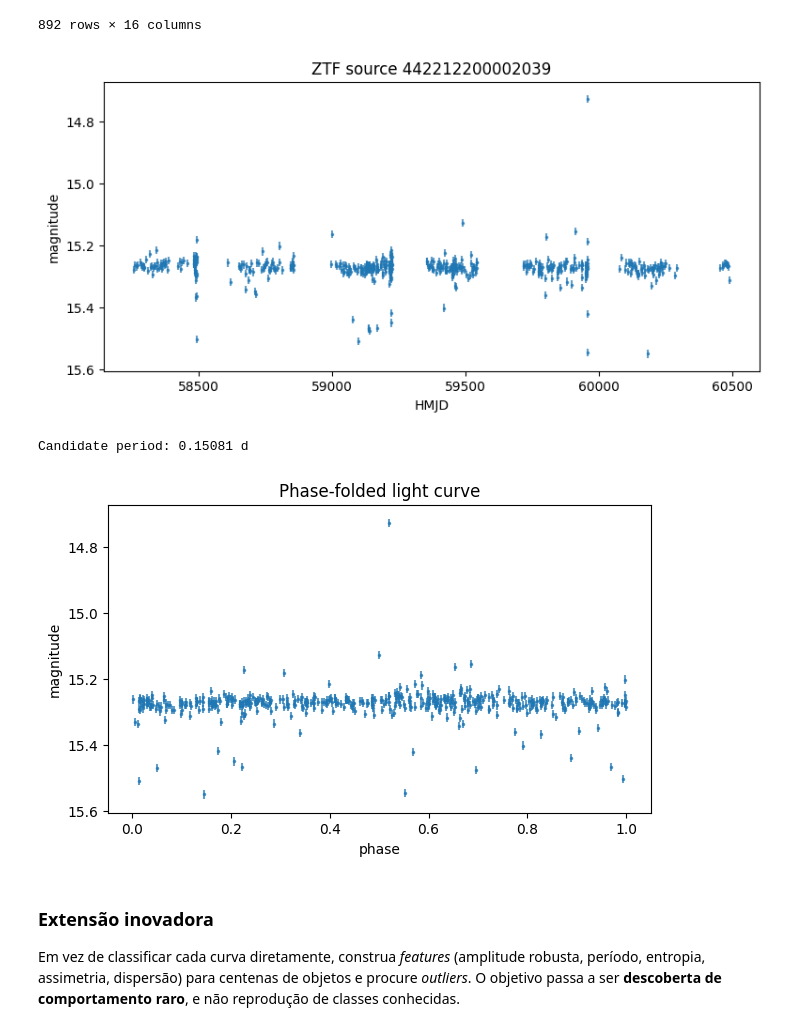
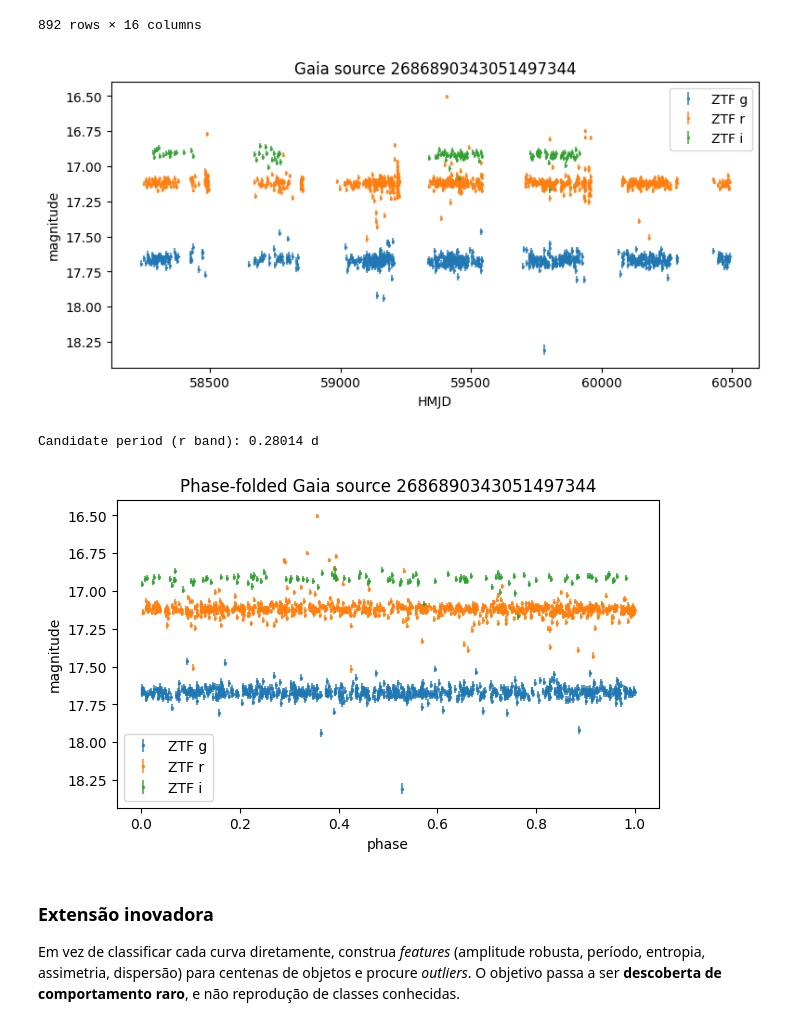
Before and after one commit to Schwarzam/SAB-AI-Scope-workshop, a Jupyter notebook: notebooks/03_ztf_variability_lab.ipynb, the cells around one changed output. Drawn from its saved outputs; the diff is of its cells as text; code cells hidden in the pictures.

Commit message:
updated variability example

```diff
--- a/notebooks/03_ztf_variability_lab.ipynb
+++ b/notebooks/03_ztf_variability_lab.ipynb
@@ -59,40 +59,73 @@ ztf
 | 891 | 2686841041125826432 | 323.358808 | -0.852396 | 442312200000319 | 3 | 442 | 45 | 323.35880 | -0.852360 | 119 | ... |
 892 rows × 16 columns
 # %%
-# Escolha uma fonte bem amostrada
-row = ztf.sort_values("nepochs", ascending=False).iloc[0]
-t = np.asarray(row.hmjd, dtype=float)
-m = np.asarray(row.mag, dtype=float)
-e = np.asarray(row.magerr, dtype=float)
-valid = np.isfinite(t) & np.isfinite(m) & np.isfinite(e)
+# Choose a well-sampled matched source with as many ZTF filters as possible.
+source_summary = ztf.groupby("input_source_id").agg(
+    n_filters=("filterid", "nunique"),
+    total_epochs=("nepochs", "sum"),
+)
+source_id = source_summary.sort_values(
+    ["n_filters", "total_epochs"], ascending=False
+).index[0]
+source_rows = ztf.loc[ztf["input_source_id"] == source_id]
 
-fig, ax = plt.subplots(figsize=(9,4))
-ax.errorbar(t[valid], m[valid], yerr=e[valid], fmt=".", ms=3, alpha=0.7)
+# Each catalog row holds an array for one filter. Combine rows of the same
+# filter (for example, observations from different fields) before plotting.
+filter_names = {1: "g", 2: "r", 3: "i"}
+light_curves = {}
+for filter_id, rows in source_rows.groupby("filterid"):
+    parts = []
+    for _, row in rows.iterrows():
+        t = np.asarray(row.hmjd, dtype=float)
+        m = np.asarray(row.mag, dtype=float)
+        e = np.asarray(row.magerr, dtype=float)
+        valid = np.isfinite(t) & np.isfinite(m) & np.isfinite(e) & (e > 0)
+        if valid.any():
+            parts.append((t[valid], m[valid], e[valid]))
+    if parts:
+        light_curves[filter_id] = tuple(
+            np.concatenate([part[i] for part in parts]) for i in range(3)
+        )
+
+if not light_curves:
+    raise ValueError(f"No valid ZTF measurements for source {source_id}")
+
+fig, ax = plt.subplots(figsize=(9, 4))
+for filter_id, (t, m, e) in light_curves.items():
+    ax.errorbar(t, m, yerr=e, fmt=".", ms=3, alpha=0.7,
+                label=f"ZTF {filter_names.get(filter_id, filter_id)}")
 ax.invert_yaxis()
-ax.set(xlabel="HMJD", ylabel="magnitude", title=f"ZTF source {row.id}")
+ax.legend()
+ax.set(xlabel="HMJD", ylabel="magnitude", title=f"Gaia source {source_id}")
 plt.show()
 # %% [output]
-[figure, old version]
+[figure, new version]
 # %%
 from astropy.timeseries import LombScargle
 
-frequency, power = LombScargle(t[valid], m[valid], e[valid]).autopower(
+# Fit the best-sampled filter so offsets between bands do not affect the period.
+period_filter = max(light_curves, key=lambda filter_id: len(light_curves[filter_id][0]))
+t, m, e = light_curves[period_filter]
+frequency, power = LombScargle(t, m, e).autopower(
     minimum_frequency=1/100,
     maximum_frequency=10,
 )
 best_frequency = frequency[np.argmax(power)]
 best_period = 1 / best_frequency
-print(f"Candidate period: {best_period:.5f} d")
+print(f"Candidate period ({filter_names.get(period_filter, period_filter)} band): {best_period:.5f} d")
 
-phase = (t[valid] % best_period) / best_period
-fig, ax = plt.subplots(figsize=(7,4))
-ax.errorbar(phase, m[valid], yerr=e[valid], fmt=".", ms=3, alpha=0.7)
+fig, ax = plt.subplots(figsize=(7, 4))
+for filter_id, (t, m, e) in light_curves.items():
+    phase = (t % best_period) / best_period
+    ax.errorbar(phase, m, yerr=e, fmt=".", ms=3, alpha=0.7,
+                label=f"ZTF {filter_names.get(filter_id, filter_id)}")
 ax.invert_yaxis()
-ax.set(xlabel="phase", ylabel="magnitude", title="Phase-folded light curve")
+ax.legend()
+ax.set(xlabel="phase", ylabel="magnitude", title=f"Phase-folded Gaia source {source_id}")
 plt.show()
 # %% [output]
-Candidate period: 0.15081 d
+Candidate period (r band): 0.28014 d
-[figure, old version]
+[figure, new version]
 # %% [markdown]
 ### Extensão inovadora
 Em vez de classificar cada curva diretamente, construa *features* (amplitude robusta, período, entropia, assimetria, dispersão) para centenas de objetos e procure *outliers*. O objetivo passa a ser **descoberta de comportamento raro**, e não reprodução de classes conhecidas.
```
Also changed, not shown: parts of 1 cell of this notebook.
